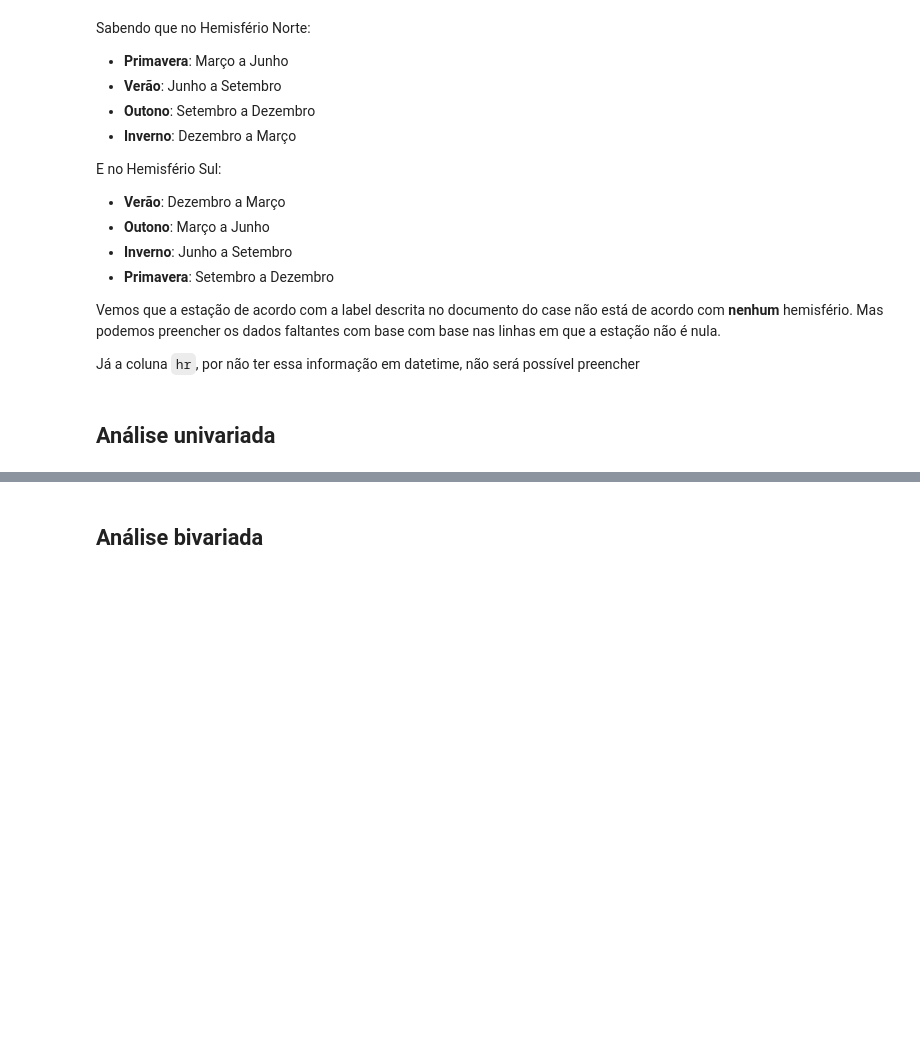
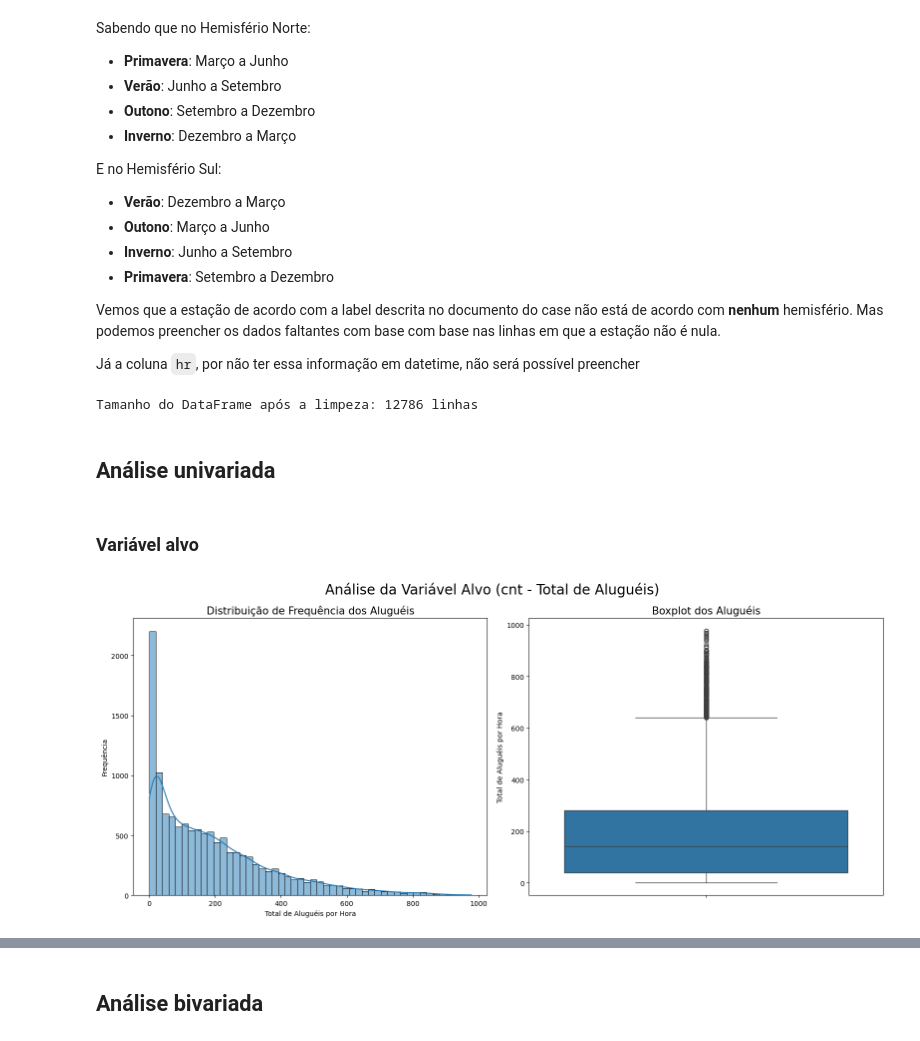
Before and after one commit to kelvinleandro/bike-demand-analysis, a Jupyter notebook: notebooks/01-exploratory-data-analysis.ipynb, the cells around one changed output, grey strips where cells are left out. Cells and saved outputs as stored; diff of their text form; code cells hidden in the pictures; blank space fills up the shorter version.

```diff
--- a/notebooks/01-exploratory-data-analysis.ipynb
+++ b/notebooks/01-exploratory-data-analysis.ipynb
@@ -167,6 +168,28 @@ df['yr_label'] = df['yr'].map({0: '2011', 1: '2012'})
 # removendo linhas com dados faltantes
 # não tratamos colunas de medição
 df = df.dropna().copy()
+df['hr'] = df['hr'].astype(int)
 print(f"\nTamanho do DataFrame após a limpeza: {df.shape[0]} linhas")
+# %% [output]
+Tamanho do DataFrame após a limpeza: 12786 linhas
 # %% [markdown]
 ## Análise univariada
+# %% [markdown]
+### Variável alvo
+# %%
+fig, axes = plt.subplots(1, 2, figsize=(16, 7))
+fig.suptitle('Análise da Variável Alvo (cnt - Total de Aluguéis)', fontsize=20)
+
+sns.histplot(df['cnt'], kde=True, bins=50, ax=axes[0])
+axes[0].set_title('Distribuição de Frequência dos Aluguéis', fontsize=15)
+axes[0].set_xlabel('Total de Aluguéis por Hora')
+axes[0].set_ylabel('Frequência')
+
+sns.boxplot(y=df['cnt'], ax=axes[1])
+axes[1].set_title('Boxplot dos Aluguéis', fontsize=15)
+axes[1].set_ylabel('Total de Aluguéis por Hora')
+
+plt.tight_layout()
+plt.show()
+# %% [output]
+[figure, added]
```
Also changed, not shown: parts of 18 cells of this notebook, 1 other file.
